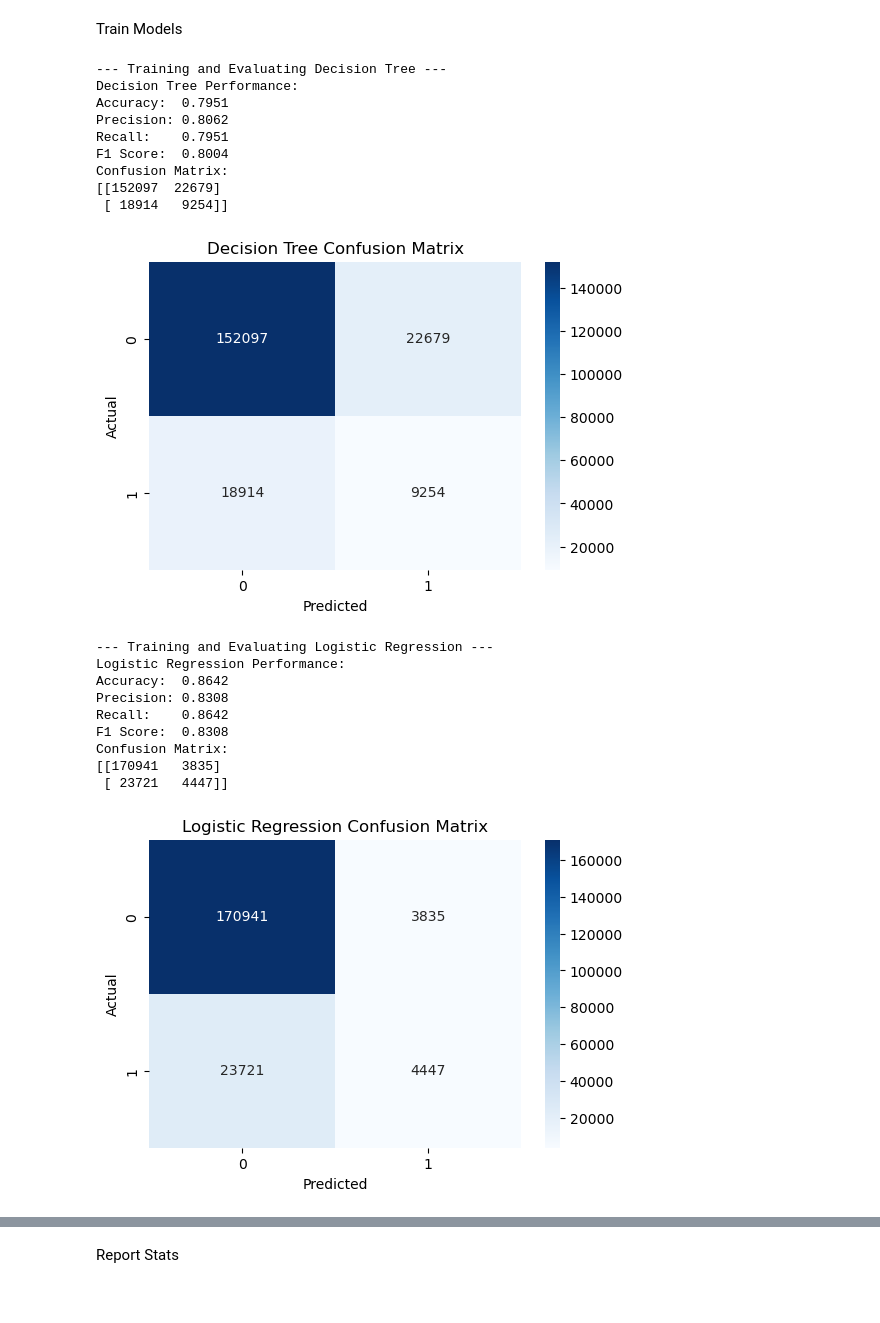
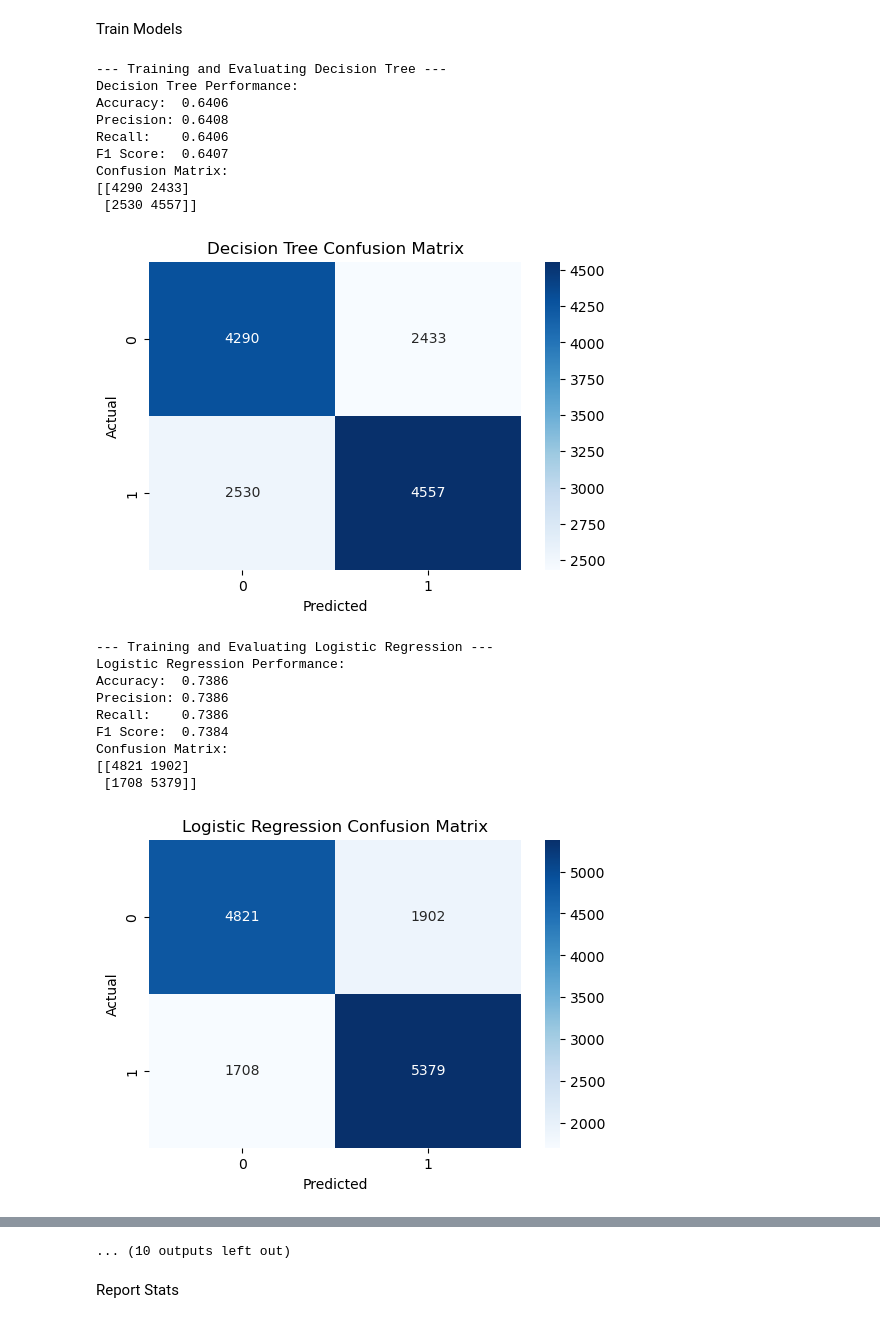
Before and after one commit to sethbehar/CIS4930-ML-Project, a Jupyter notebook: pipeline.ipynb, the cells around one changed output, grey strips where cells are left out. Cells and saved outputs as stored; diff of their text form; code cells hidden in the pictures.

```diff
--- a/pipeline.ipynb
+++ b/pipeline.ipynb
@@ -18,9 +18,7 @@ models = {name: model_class() for name, model_class in model_map.items()}
 # %% [markdown]
 Load in Data
 # %%
-df = pd.read_csv("diabetes_binary_health_indicators_BRFSS2015.csv")
-X = df.drop(columns=["Diabetes_binary"])
-y = df["Diabetes_binary"]
+df = pd.read_csv("diabetes_binary_5050split_health_indicators_BRFSS2015.csv")
 df.head()
 # %% [output]
 |  | Diabetes_binary | HighBP | HighChol | CholCheck | BMI | Smoker | Stroke | HeartDiseaseorAttack | ... |
@@ -214,56 +226,68 @@ New shape: (229474, 22)
 # %% [markdown]
 Split Data
 # %%
+X = df.drop(columns=["Diabetes_binary"])
+y = df["Diabetes_binary"]
+
 #Transform target
+
 le = LabelEncoder()
 y = le.fit_transform(y)
 
-#Split Data
-X_train, X_test, y_train, y_test = train_test_split(X, y, test_size=0.8)
+X_train, X_test, y_train, y_test = train_test_split(X, y, test_size=0.2, random_state=42)
 
-#Scale Data
-scaler = MinMaxScaler()
+scaler = StandardScaler()
 X_train_scaled = scaler.fit_transform(X_train)
-X_test_scaled = scaler.transform(X_test)
+X_test_scaled  = scaler.transform(X_test)
 
-#Reassign col names
 X_train_scaled = pd.DataFrame(X_train_scaled, columns=X.columns)
-X_test_scaled = pd.DataFrame(X_test_scaled, columns=X.columns)
+X_test_scaled  = pd.DataFrame(X_test_scaled,  columns=X.columns)
+# %%
+RAW_MODELS = {
+    "Decision Tree",
+    "Random Forest",
+    "Bagging",
+    "AdaBoost",
+    "Gradient Boosting",
+    "Cat Boost",
+    "Stacking",
+}
 # %% [markdown]
 Train Models
 # %%
-
-
 total_metrics = {}
 
 for name, model in models.items():
     print(f"\n--- Training and Evaluating {name} ---")
-    model.train(X_train_scaled, y_train)
 
-    predictions = model.predict(X_test_scaled)
+    if name in RAW_MODELS:
+        X_tr, X_te = X_train, X_test
+    else:
+        X_tr, X_te = X_train_scaled, X_test_scaled
 
-    metrics = helpers.evaluate.evaluate_model(y_test, predictions, name)
-    total_metrics[name] = metrics
+    model.train(X_tr, y_train)
+    preds = model.predict(X_te)
+    total_metrics[name] = helpers.evaluate.evaluate_model(y_test, preds, name)
 # %% [output]
 --- Training and Evaluating Decision Tree ---
 Decision Tree Performance:
-Accuracy:  0.7951
-Precision: 0.8062
-Recall:    0.7951
-F1 Score:  0.8004
+Accuracy:  0.6406
+Precision: 0.6408
+Recall:    0.6406
+F1 Score:  0.6407
 Confusion Matrix:
-[[152097  22679]
- [ 18914   9254]]
+[[4290 2433]
+ [2530 4557]]
-[figure, old version]
+[figure, new version]
 --- Training and Evaluating Logistic Regression ---
 Logistic Regression Performance:
-Accuracy:  0.8642
-Precision: 0.8308
-Recall:    0.8642
-F1 Score:  0.8308
+Accuracy:  0.7386
+Precision: 0.7386
+Recall:    0.7386
+F1 Score:  0.7384
 Confusion Matrix:
-[[170941   3835]
- [ 23721   4447]]
+[[4821 1902]
+ [1708 5379]]
-[figure, old version]
+[figure, new version]
 --- Training and Evaluating K Nearest Neighbors ---
 K Nearest Neighbors Performance:
@@ -279,3 +332,4 @@ Confusion Matrix:
+... (10 outputs left out)
 # %% [markdown]
 Report Stats
 # %%
```
Also changed, not shown: parts of 15 cells of this notebook, 19 other files.
